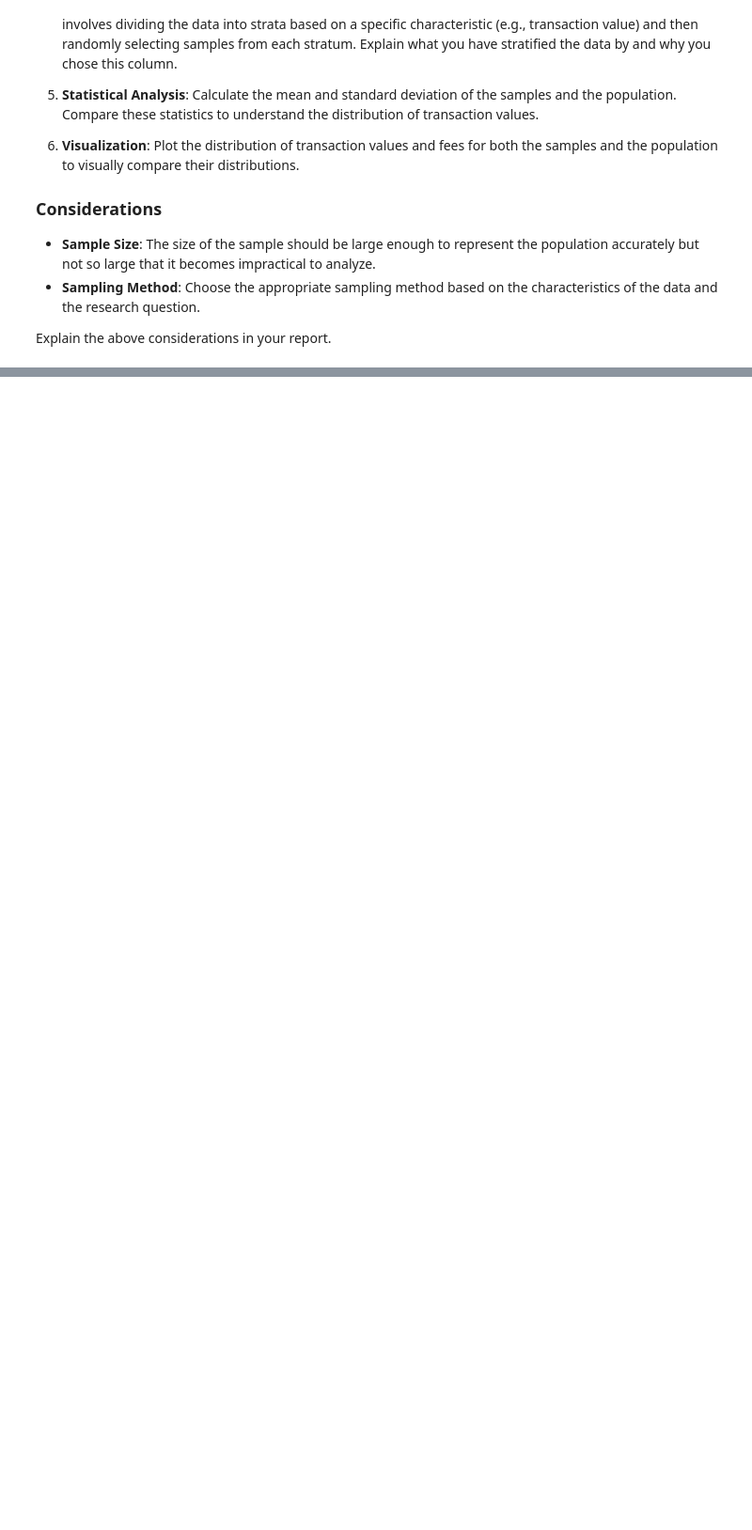
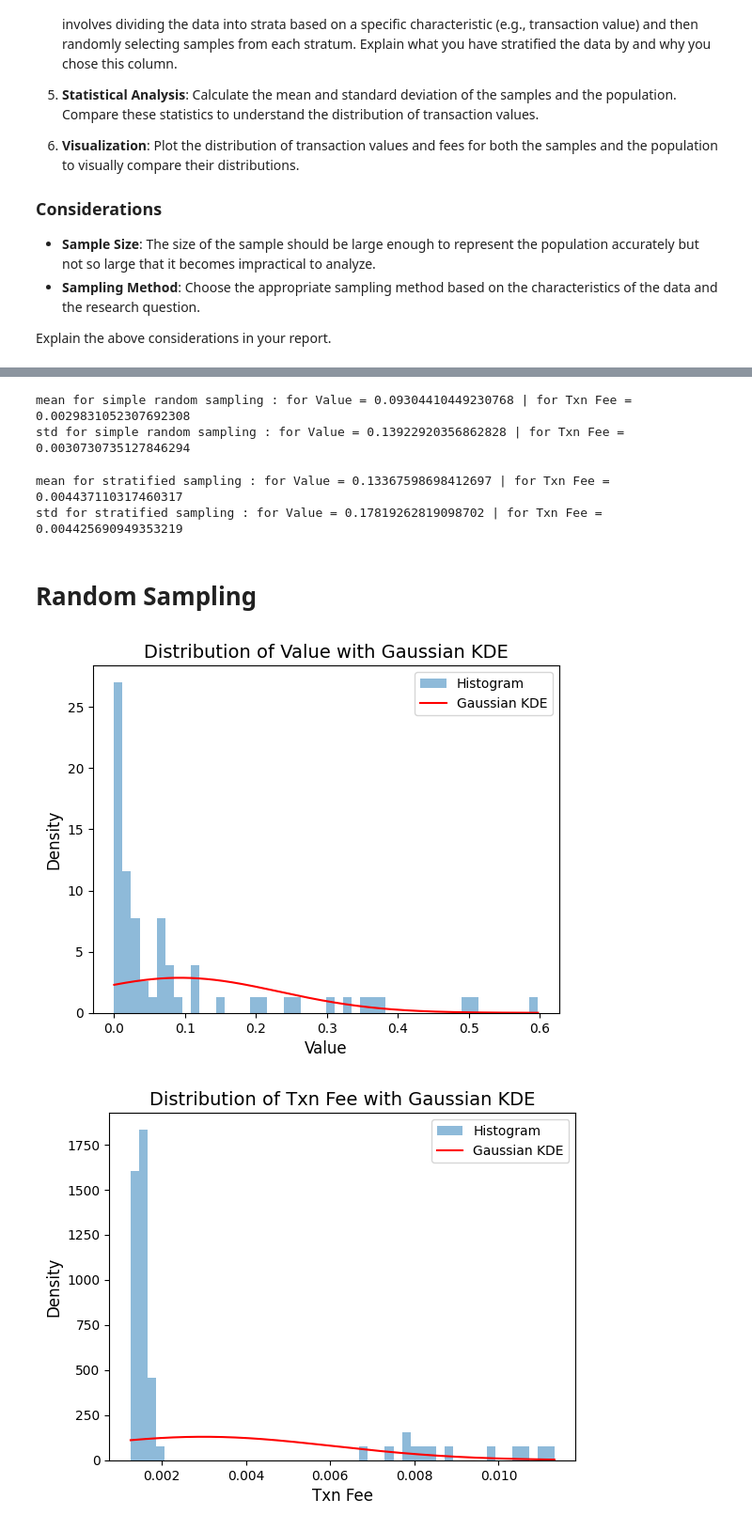
Before and after one commit to SoheilHajianManesh/Data-Sciense-Course-Projects, a Jupyter notebook: CA0/CA0.ipynb, the cells around one changed output, grey strips where cells are left out. Shown at 94% size. Saved outputs shown, nothing was run; the diff lists cells and outputs as text; code cells hidden in the pictures; blank space fills up the shorter version.

```diff
--- a/CA0/CA0.ipynb
+++ b/CA0/CA0.ipynb
@@ -381,0 +380,3 @@ Explain the above considerations in your report.
+# %%
+sample_size = max(30, int(filtered_df.shape[0] * 0.1))
+sample_size
@@ -381,0 +385,3 @@ Explain the above considerations in your report.
+# %%
+simple_random_sample=filtered_df.sample(n=sample_size)
+simple_random_sample
@@ -381,0 +437,29 @@ Explain the above considerations in your report.
+# %%
+mean_simple_value, std_simple_value = calculate_mean_and_std(simple_random_sample,"Value")
+mean_simple_fee, std_simple_fee = calculate_mean_and_std(simple_random_sample,"Txn Fee")
+print(f"mean for simple random sampling : for Value = {mean_simple_value} | for Txn Fee = {mean_simple_fee} ")
+print(f"std for simple random sampling : for Value = {std_simple_value} | for Txn Fee = {std_simple_fee} ")
+# %% [output]
+mean for simple random sampling : for Value = 0.09304410449230768 | for Txn Fee = 0.0029831052307692308
+std for simple random sampling : for Value = 0.13922920356862828 | for Txn Fee = 0.0030730735127846294
+# %%
+mean_strata_value, std_strata_value = calculate_mean_and_std(stratified_sample,"Value")
+mean_strata_fee, std_strata_fee = calculate_mean_and_std(stratified_sample,"Txn Fee")
+print(f"mean for stratified sampling : for Value = {mean_strata_value} | for Txn Fee = {mean_strata_fee} ")
+print(f"std for stratified sampling : for Value = {std_strata_value} | for Txn Fee = {std_strata_fee} ")
+# %% [output]
+mean for stratified sampling : for Value = 0.13367598698412697 | for Txn Fee = 0.004437110317460317
+std for stratified sampling : for Value = 0.17819262819098702 | for Txn Fee = 0.004425690949353219
+# %% [markdown]
+# Random Sampling
+# %%
+plot_histogram_and_kde(simple_random_sample , "Value" , 50)
+plot_histogram_and_kde(simple_random_sample , "Txn Fee" , 50)
+plot_box_plot(simple_random_sample , "Value")
+plot_box_plot(simple_random_sample , "Txn Fee")
+plot_scatter(simple_random_sample , "Value" , "Txn Fee")
+plot_violin(simple_random_sample , "Value" )
+plot_violin(simple_random_sample , "Txn Fee" )
+# %% [output]
+[figure, added]
+[figure, added]
```
Also changed, not shown: parts of 16 cells of this notebook.
